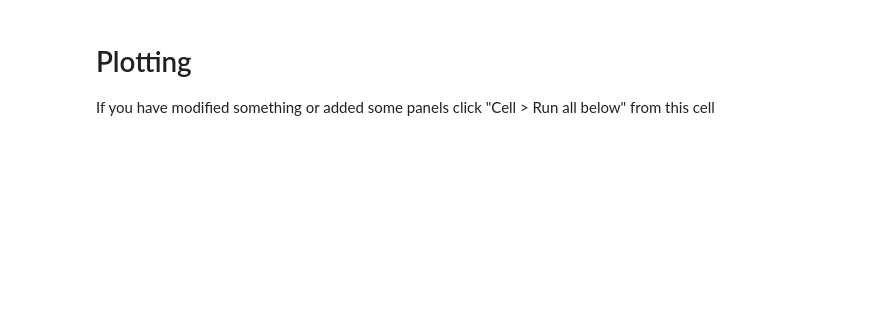
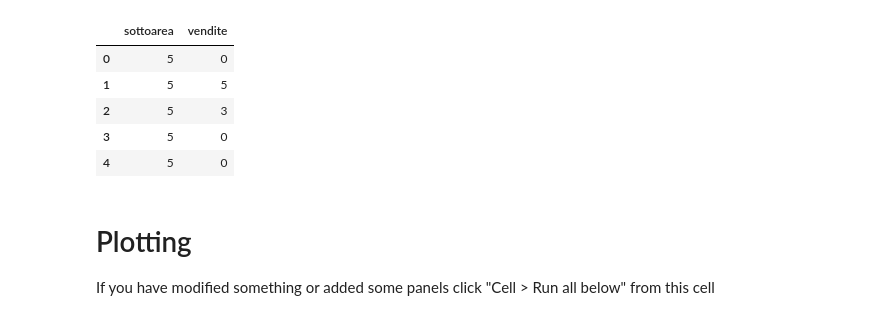
Before and after one commit to riccamastellone/BIP, a Jupyter notebook: Analysis.ipynb, the cells around one changed output. Cells and saved outputs as stored; diff of their text form; code cells hidden in the pictures; blank space fills up the shorter version.

```diff
--- a/Analysis.ipynb
+++ b/Analysis.ipynb
@@ -8,6 +11,15 @@ import matplotlib.pyplot as plt
 from collections import namedtuple
 # %%
 train_df = pd.read_csv("dataset/output/dataset_polimi_extended.csv")
+# %%
+train_df.ix[train_df][['sottoarea','vendite']][:5]
+# %% [output]
+|  | sottoarea | vendite |
+| 0 | 5 | 0 |
+| 1 | 5 | 5 |
+| 2 | 5 | 3 |
+| 3 | 5 | 0 |
+| 4 | 5 | 0 |
 # %%
 selection = namedtuple("selection", ("conditions", "selected_columns", "group"))
 # %% [markdown]
```
Also changed, not shown: parts of 10 cells of this notebook, 11 other files.
